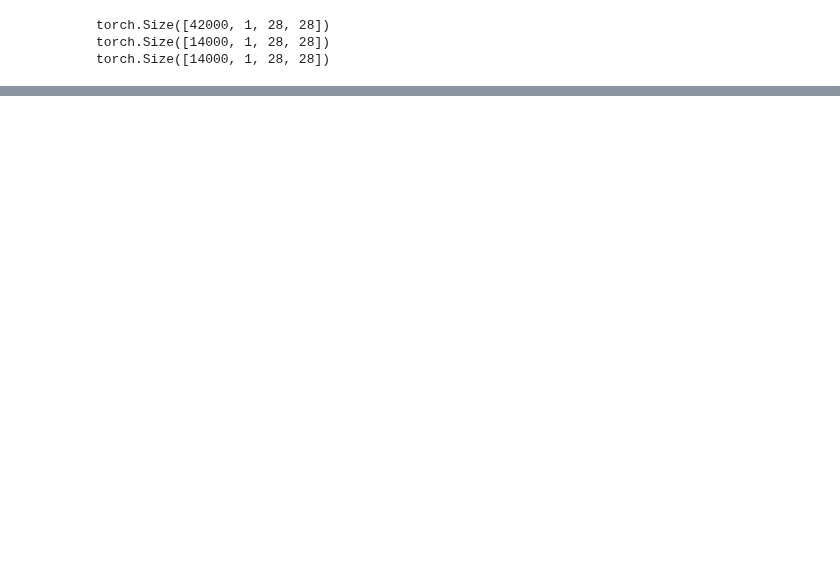
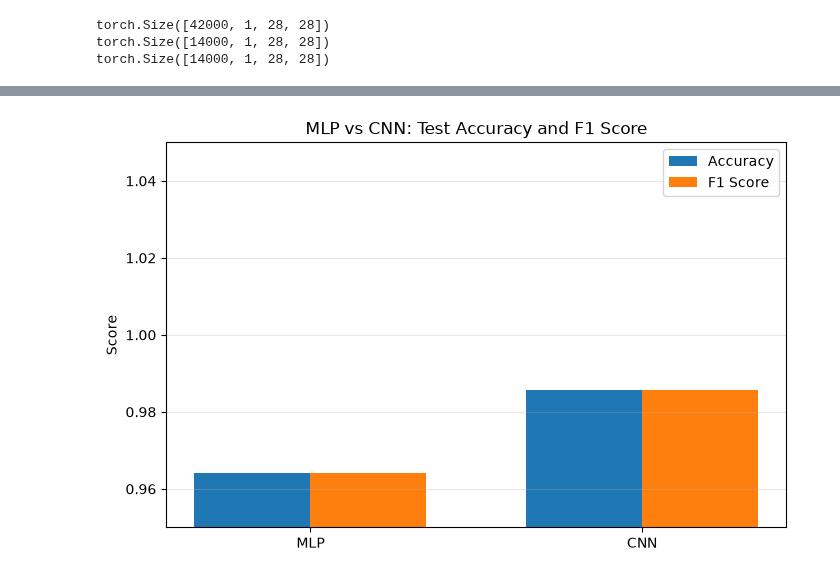
Before and after one commit to RITO20/ju_lab, a Jupyter notebook: ks_lab/exp1/exp_1.ipynb, the cells around one changed output, grey strips where cells are left out. Cells and saved outputs as stored; diff of their text form; code cells hidden in the pictures; blank space fills up the shorter version.

```diff
--- a/ks_lab/exp1/exp_1.ipynb
+++ b/ks_lab/exp1/exp_1.ipynb
@@ -138,7 +142,7 @@ test_loader = DataLoader(
 # %%
 criterion = nn.CrossEntropyLoss()
 # %%
-learning_rate = 0.0001
+# learning_rate = 0.00001
 
 optimizer = torch.optim.Adam(
     model.parameters(),
@@ -638,0 +707,47 @@ plt.show()
+# %%
+# ============================================
+# Accuracy and F1 Score Comparison
+# ============================================
+
+models = ["MLP", "CNN"]
+
+accuracy_values = [
+    test_accuracy_mlp,
+    test_accuracy_cnn
+]
+
+f1_values = [
+    test_f1_mlp,
+    test_f1_cnn
+]
+
+x = np.arange(len(models))
+width = 0.35
+
+plt.figure(figsize=(8, 5))
+
+plt.bar(
+    x - width/2,
+    accuracy_values,
+    width,
+    label="Accuracy"
+)
+
+plt.bar(
+    x + width/2,
+    f1_values,
+    width,
+    label="F1 Score"
+)
+
+plt.xticks(x, models)
+plt.ylabel("Score")
+plt.title("MLP vs CNN: Test Accuracy and F1 Score")
+plt.ylim(0.95, 1.05)
+
+plt.legend()
+plt.grid(axis="y", alpha=0.3)
+
+plt.show()
+# %% [output]
+[figure, added]
```
Also changed, not shown: parts of 19 cells of this notebook, 15 other files.
